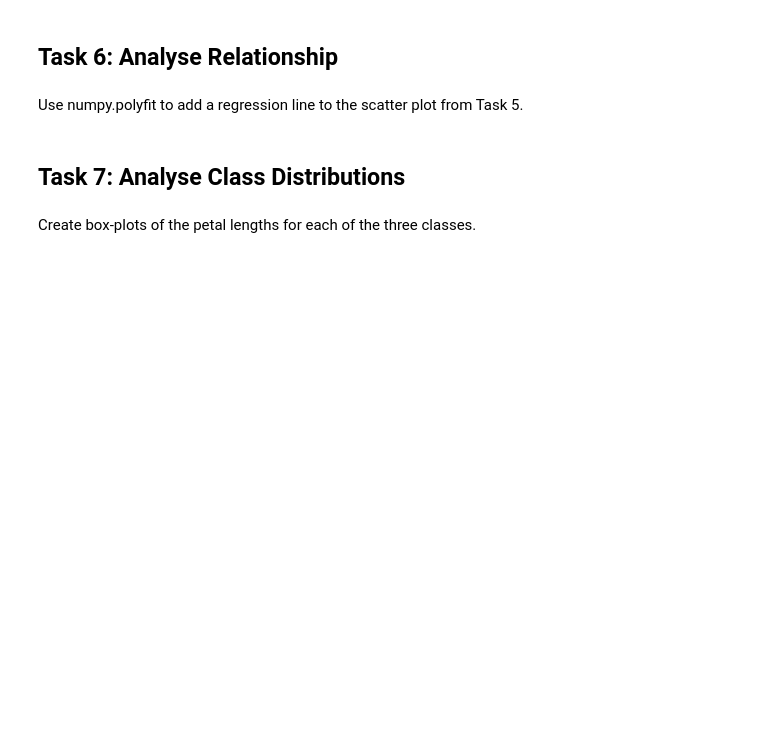
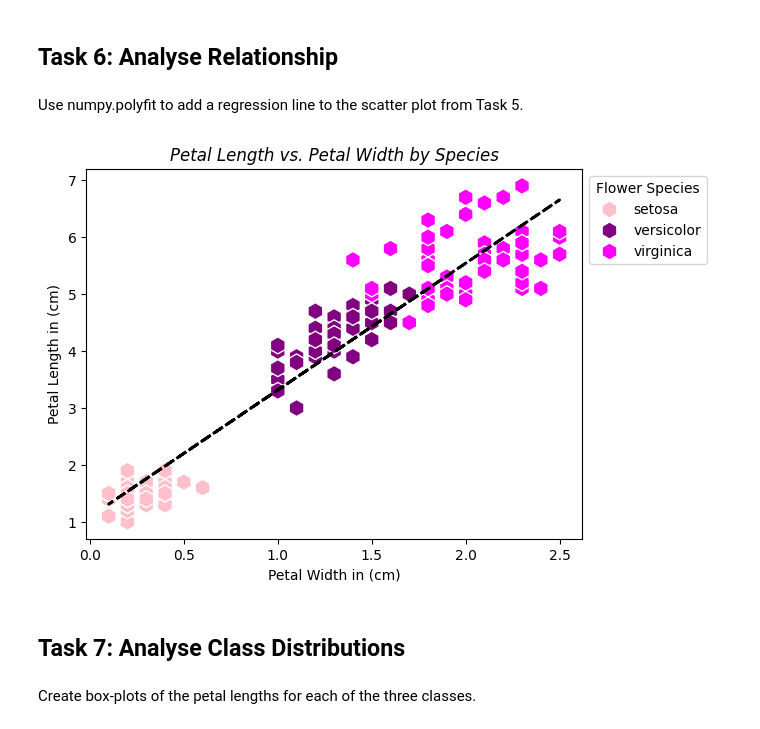
Before and after one commit to LindaN1104/principles_of_data_analytics, a Jupyter notebook: tasks.ipynb, the cells around one changed output. Drawn from its saved outputs; the diff is of its cells as text; code cells hidden in the pictures; blank space fills up the shorter version.

```diff
--- a/tasks.ipynb
+++ b/tasks.ipynb
@@ -270,6 +304,32 @@ https://github.com/venky14/Machine-Learning-with-Iris-Dataset/blob/master/Iris%2
 ## Task 6: Analyse Relationship
 # %% [markdown]
 Use numpy.polyfit to add a regression line to the scatter plot from Task 5.
+# %%
+sns.scatterplot(x='petal_width',
+                y='petal_length',
+                hue='species',
+                data=df,
+                palette=['pink', 'purple', 'magenta'],
+                marker='h', s=150)
+
+# Fit a linear regression model using numpy.polyfit
+x = df['petal_width']
+y = df['petal_length']
+slope, intercept = np.polyfit(x, y, 1)
+
+regression_line = slope * x + intercept # creates the regression line
+
+plt.plot(x, regression_line, color='black', linewidth=2, linestyle='--') # plots regression line
+
+plt.title("Petal Length vs. Petal Width by Species", fontstyle='italic')
+plt.xlabel('Petal Width in (cm)') # Set X axis label
+plt.ylabel('Petal Length in (cm)') # Set Y axis label
+plt.legend(title='Flower Species', bbox_to_anchor=(1, 1), loc=2) # Placing Legend outside the Figure and adding title
+
+plt.show()
+#https://chatgpt.com/c/67df43e9-6290-8005-9593-cd6e67943407
+# %% [output]
+[figure, added]
 # %% [markdown]
 ## Task 7: Analyse Class Distributions
 # %% [markdown]
```
Also changed, not shown: parts of 30 cells of this notebook.
